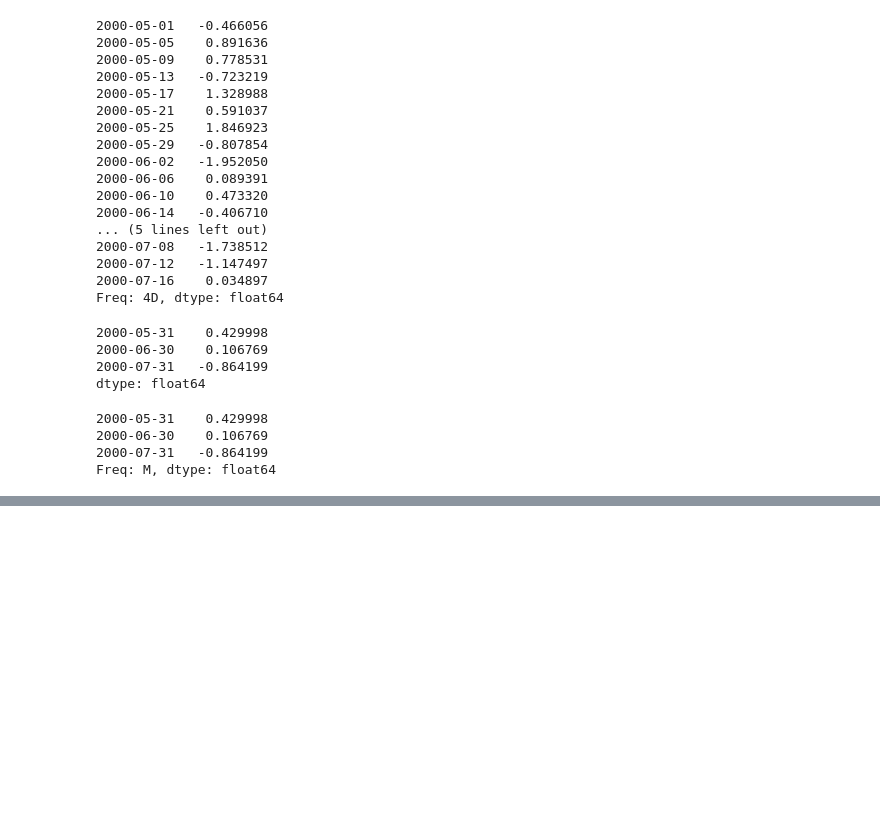
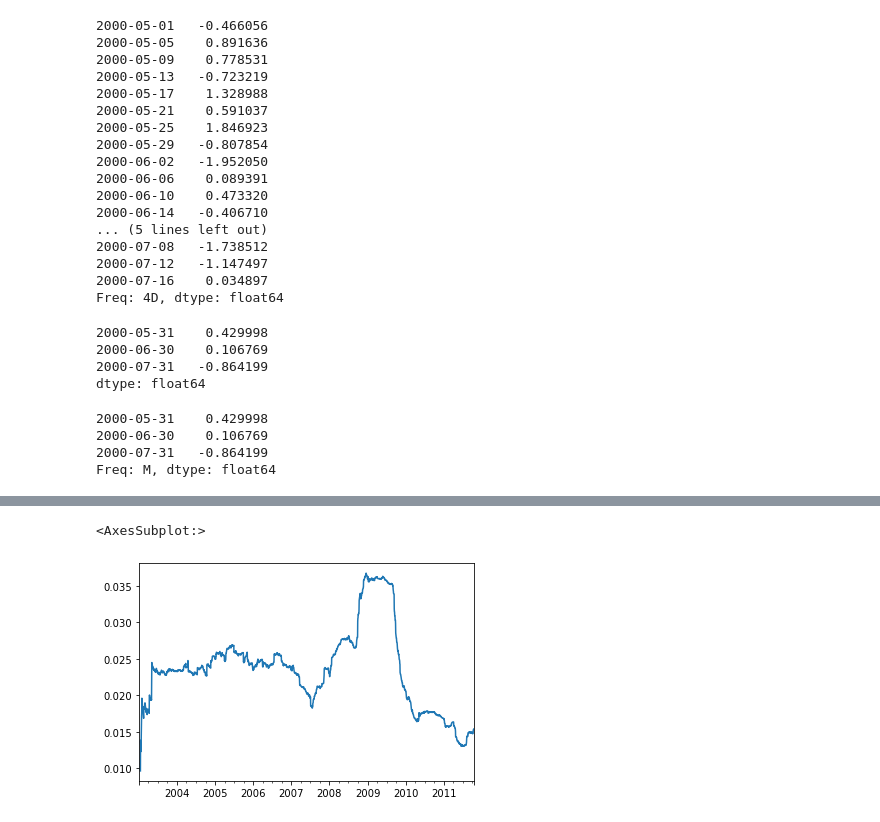
Before and after one commit to shelleygoel/pydata-book, a Jupyter notebook: 03_time_series.ipynb, the cells around one changed output, grey strips where cells are left out. Drawn from its saved outputs; the diff is of its cells as text; code cells hidden in the pictures; blank space fills up the shorter version.

Commit message:
time series done

```diff
--- a/03_time_series.ipynb
+++ b/03_time_series.ipynb
@@ -539,0 +997,8 @@ Freq: M, dtype: float64
+# %%
+# how much change occured daily in a 250D time period
+pct_change = close_px["AAPL"].pct_change()
+#how fast the stock market is changing
+pct_change.rolling(250, min_periods=10).std().plot()
+# %% [output]
+<AxesSubplot:>
+[figure, added]
```
Also changed, not shown: parts of 66 cells of this notebook.
